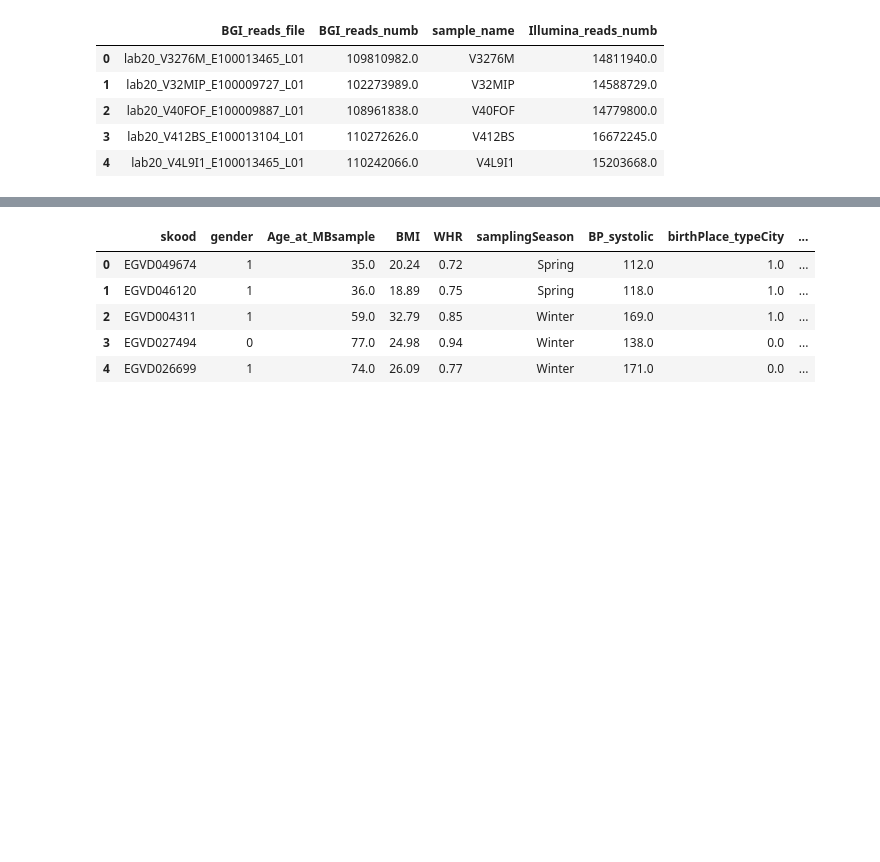
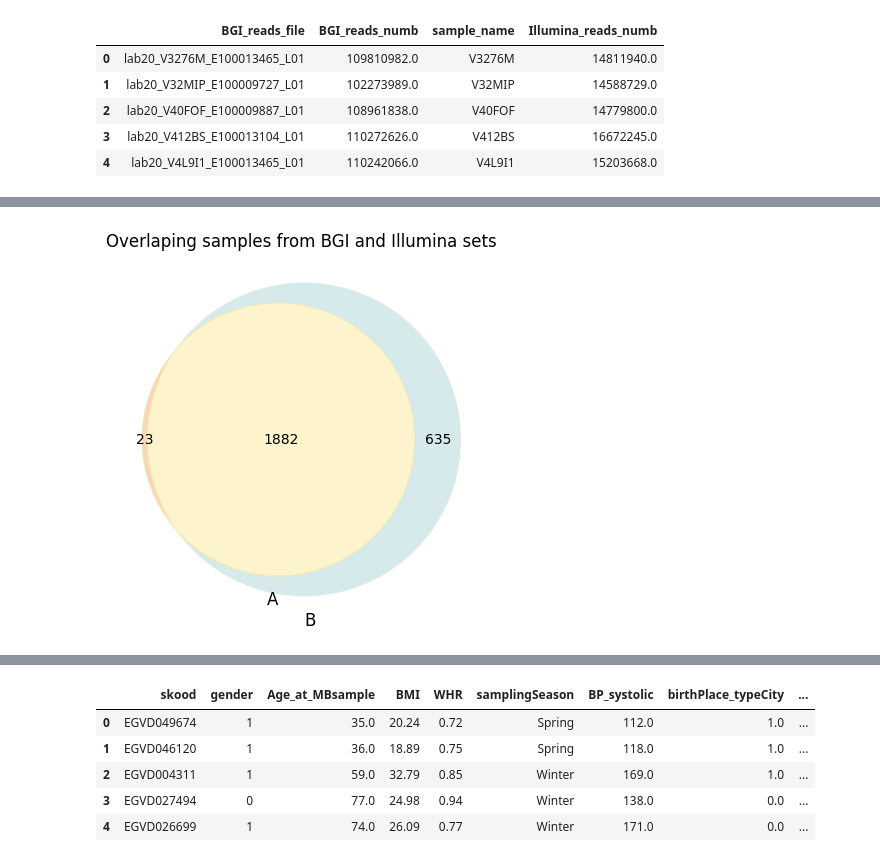
Before and after one commit to Chartiza/2023_TwoSamples_Sets, a Jupyter notebook: Two_sets.ipynb, the cells around one changed output, grey strips where cells are left out. Drawn from its saved outputs; the diff is of its cells as text; code cells hidden in the pictures; blank space fills up the shorter version.

```diff
--- a/Two_sets.ipynb
+++ b/Two_sets.ipynb
@@ -38,0 +39,15 @@ plt.savefig('results/ReadsNumb_both_sets.png', dpi=300)
+# %%
+smpls_bgi = set(bgi['sample_name'].unique())
+smpls_illumina = set(ill['sample_name'].unique())
+intersection = smpls_bgi.intersection(smpls_illumina)
+bgi_only = smpls_bgi.difference(smpls_illumina)
+illumina_only = smpls_illumina.difference(smpls_bgi)
+
+v = venn2(subsets=(len(bgi_only), len(illumina_only), len(intersection)), set_colors=('#E99B53', '#99CCCD'))
+v.get_patch_by_id('11').set_color('#FAE483')
+plt.title('Overlaping samples from BGI and Illumina sets')
+
+plt.savefig('results/venn2.png', dpi=300, bbox_inches='tight')
+plt.savefig('results/venn2.svg', bbox_inches='tight')
+# %% [output]
+[figure, added]
```
Also changed, not shown: parts of 24 cells of this notebook, 11 other files.
